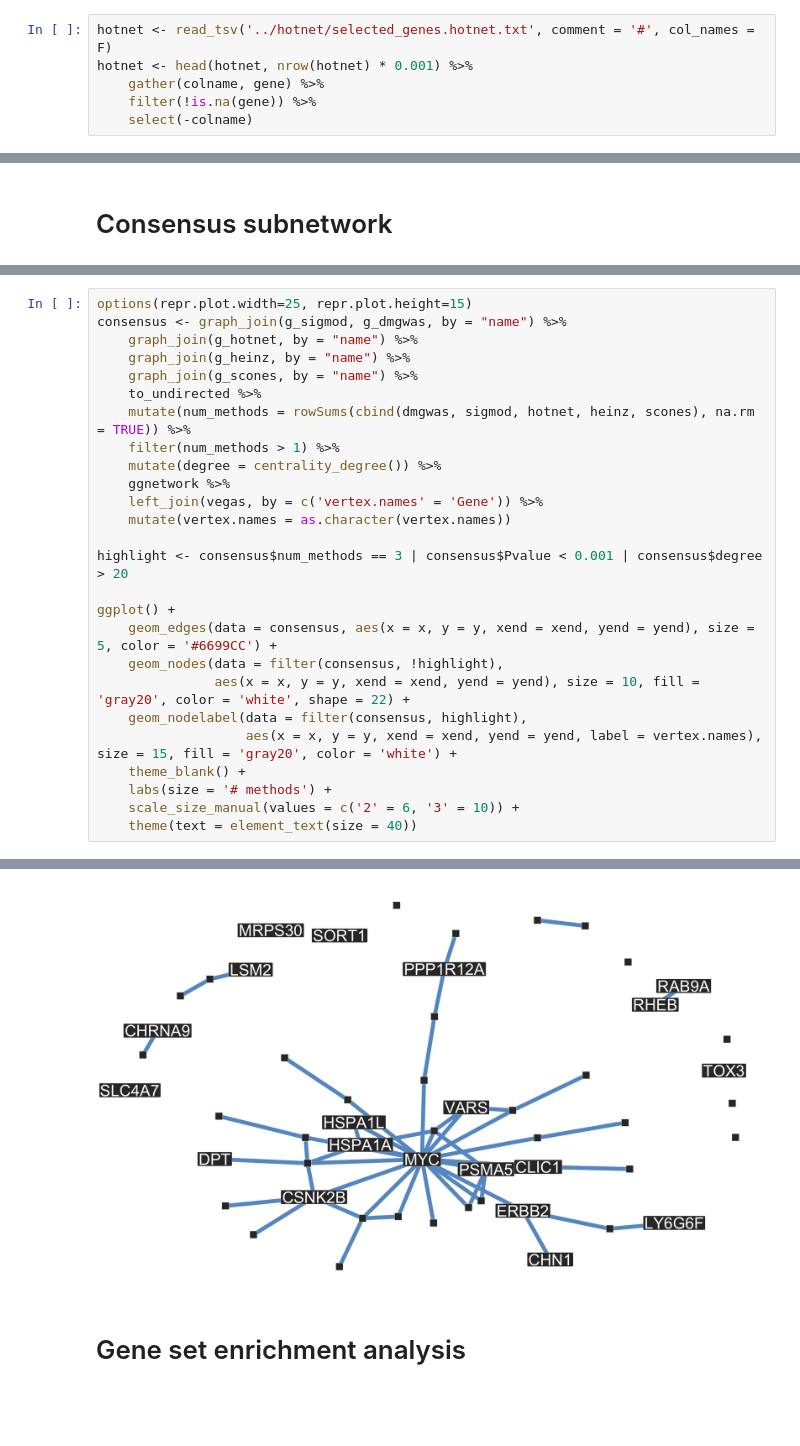
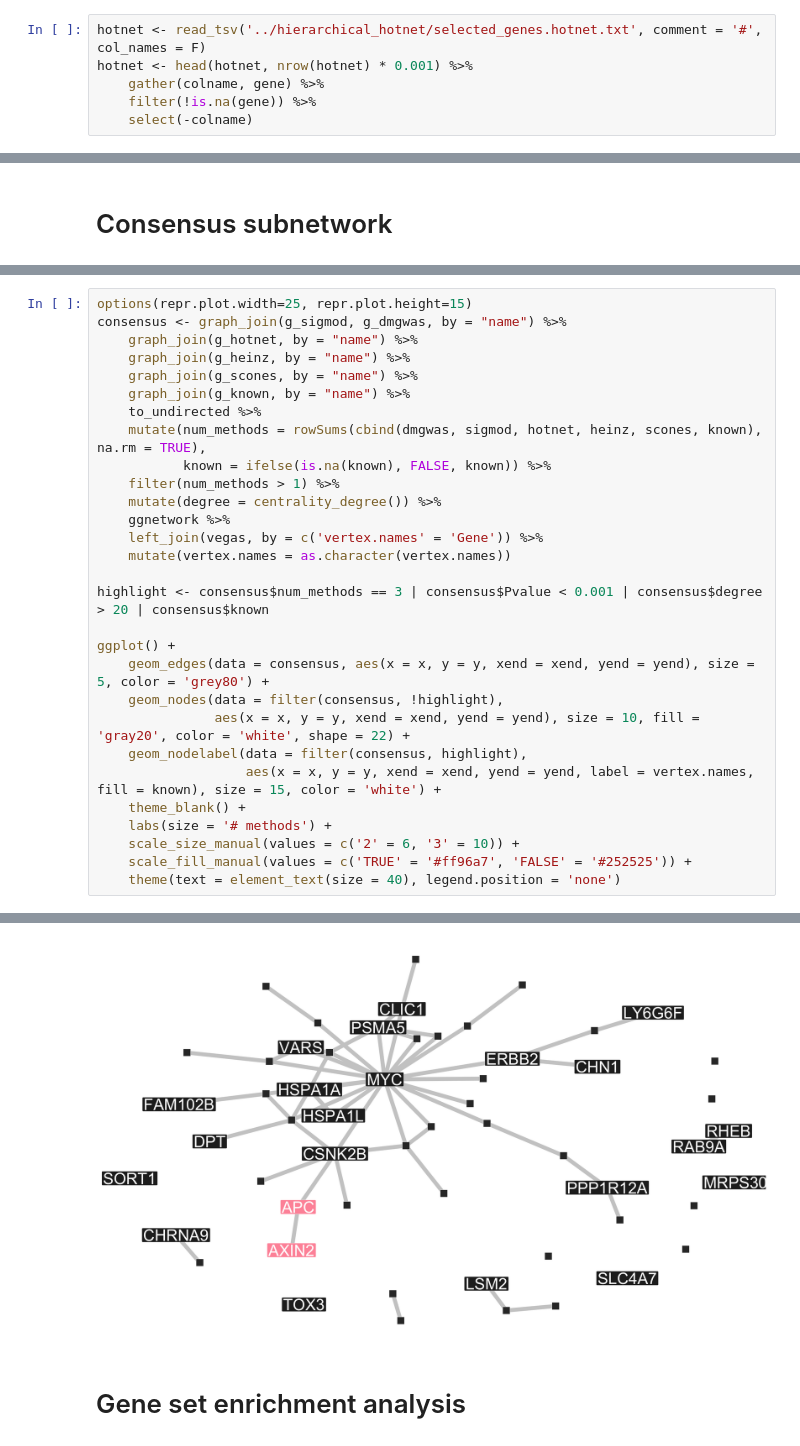
Before and after one commit to hclimente/genewa, a Jupyter notebook: results/consensus/consensus.ipynb, the cells around one changed output, grey strips where cells are left out. Drawn from its saved outputs; the diff is of its cells as text; blank space fills up the shorter version.

Commit message:
added known brca genes to the consensus network

```diff
--- a/results/consensus/consensus.ipynb
+++ b/results/consensus/consensus.ipynb
@@ -117,7 +117,7 @@ Warning message in if (class(x) == "igraph") {:
 # %% [markdown]
 ## Hierarchical HotNet
 # %%
-hotnet <- read_tsv('../hotnet/selected_genes.hotnet.txt', comment = '#', col_names = F)
+hotnet <- read_tsv('../hierarchical_hotnet/selected_genes.hotnet.txt', comment = '#', col_names = F)
 hotnet <- head(hotnet, nrow(hotnet) * 0.001) %>%
     gather(colname, gene) %>%
     filter(!is.na(gene)) %>%
@@ -215,37 +215,40 @@ A tibble: 12 × 1
 # %%
 options(repr.plot.width=25, repr.plot.height=15)
 consensus <- graph_join(g_sigmod, g_dmgwas, by = "name") %>%
     graph_join(g_hotnet, by = "name") %>%
     graph_join(g_heinz, by = "name") %>%
     graph_join(g_scones, by = "name") %>%
+    graph_join(g_known, by = "name") %>%
     to_undirected %>%
-    mutate(num_methods = rowSums(cbind(dmgwas, sigmod, hotnet, heinz, scones), na.rm = TRUE)) %>%
+    mutate(num_methods = rowSums(cbind(dmgwas, sigmod, hotnet, heinz, scones, known), na.rm = TRUE),
+           known = ifelse(is.na(known), FALSE, known)) %>%
     filter(num_methods > 1) %>%
     mutate(degree = centrality_degree()) %>%
     ggnetwork %>%
     left_join(vegas, by = c('vertex.names' = 'Gene')) %>%
     mutate(vertex.names = as.character(vertex.names))
 
-highlight <- consensus$num_methods == 3 | consensus$Pvalue < 0.001 | consensus$degree > 20
+highlight <- consensus$num_methods == 3 | consensus$Pvalue < 0.001 | consensus$degree > 20 | consensus$known
 
 ggplot() +
-    geom_edges(data = consensus, aes(x = x, y = y, xend = xend, yend = yend), size = 5, color = '#6699CC') +
+    geom_edges(data = consensus, aes(x = x, y = y, xend = xend, yend = yend), size = 5, color = 'grey80') +
     geom_nodes(data = filter(consensus, !highlight),
                aes(x = x, y = y, xend = xend, yend = yend), size = 10, fill = 'gray20', color = 'white', shape = 22) +
     geom_nodelabel(data = filter(consensus, highlight),
-                   aes(x = x, y = y, xend = xend, yend = yend, label = vertex.names), size = 15, fill = 'gray20', color = 'white') +
+                   aes(x = x, y = y, xend = xend, yend = yend, label = vertex.names, fill = known), size = 15, color = 'white') +
     theme_blank() +
     labs(size = '# methods') +
     scale_size_manual(values = c('2' = 6, '3' = 10)) +
-    theme(text = element_text(size = 40))
+    scale_fill_manual(values = c('TRUE' = '#ff96a7', 'FALSE' = '#252525')) +
+    theme(text = element_text(size = 40), legend.position = 'none')
 # %% [output]
 Warning message in if (class(x) == "igraph") {:
 “the condition has length > 1 and only the first element will be used”Warning message in fortify.network(intergraph::asNetwork(model), ...):
 “duplicated edges detected”Warning message:
 “Column `vertex.names`/`Gene` joining factor and character vector, coercing into character vector”Warning message:
 “Ignoring unknown aesthetics: xend, yend”Warning message:
 “Ignoring unknown aesthetics: xend, yend”
-[figure, old version]
+[figure, new version]
 # %% [markdown]
 # Gene set enrichment analysis
 # %%
```
Also changed, not shown: parts of 8 cells of this notebook.
